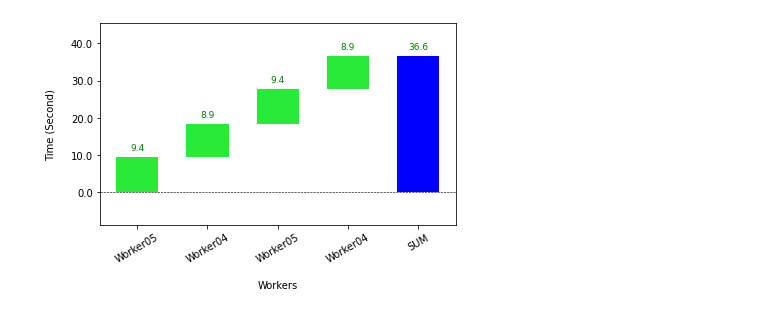
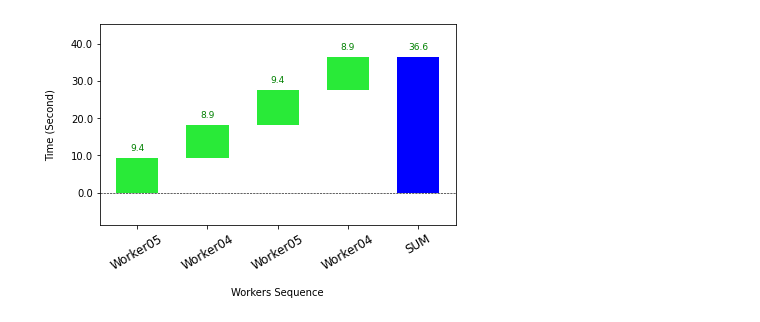
Before and after one commit to gibsonx/CE888, a Jupyter notebook: Duration_Calculate.ipynb, the cells around one changed output. Saved outputs shown, nothing was run; the diff lists cells and outputs as text; code cells hidden in the pictures.

```diff
--- a/Duration_Calculate.ipynb
+++ b/Duration_Calculate.ipynb
@@ -27,5 +20,6 @@ waterfall_chart.plot(a, b,sorted_value=True,net_label='SUM',threshold=0.5,y_lab=
 # %%
 a = ['Worker05','Worker04','Worker05','Worker04']
 b = [9.4,8.9,9.4,8.9]
-waterfall_chart.plot(a, b,net_label='SUM',y_lab="Time (Second)",x_lab="Workers",blue_color="blue")
+waterfall_chart.plot(a, b,net_label='SUM',y_lab="Time (Second)",x_lab="Workers Sequence",blue_color="blue")
+plt.xticks(fontsize=12)
 # %% [output]
@@ -33,3 +27,3 @@ waterfall_chart.plot(a, b,net_label='SUM',y_lab="Time (Second)",x_lab="Workers",
-[figure, old version]
+[figure, new version]
 # %%
 a = ['Worker01 C=0.90','Worker02 C=0.42','Worker03 C=0.40','Worker04 C=0.40']
```
Also changed, not shown: parts of 4 cells of this notebook.
